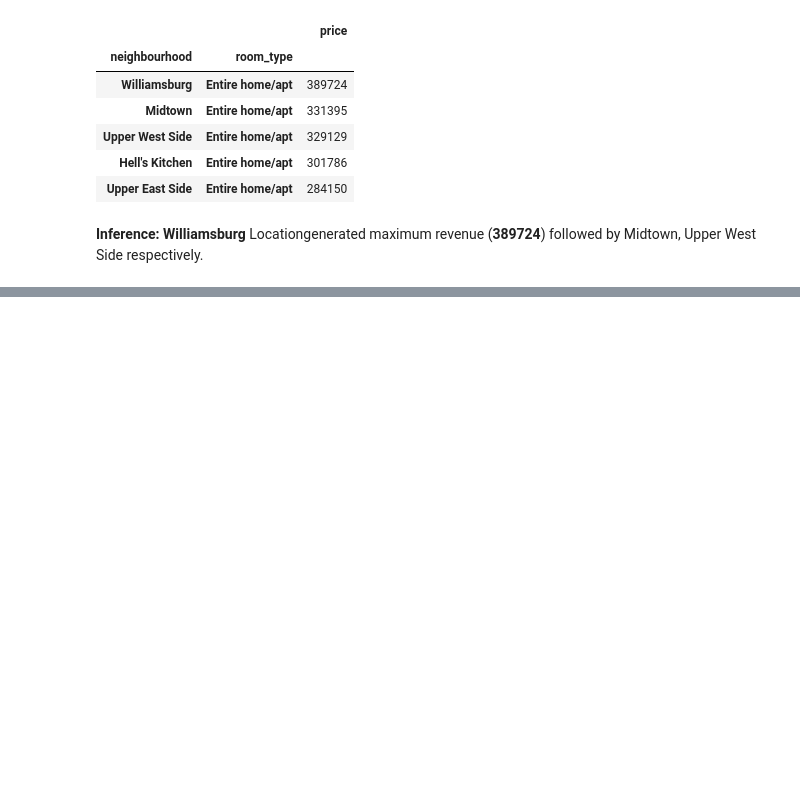
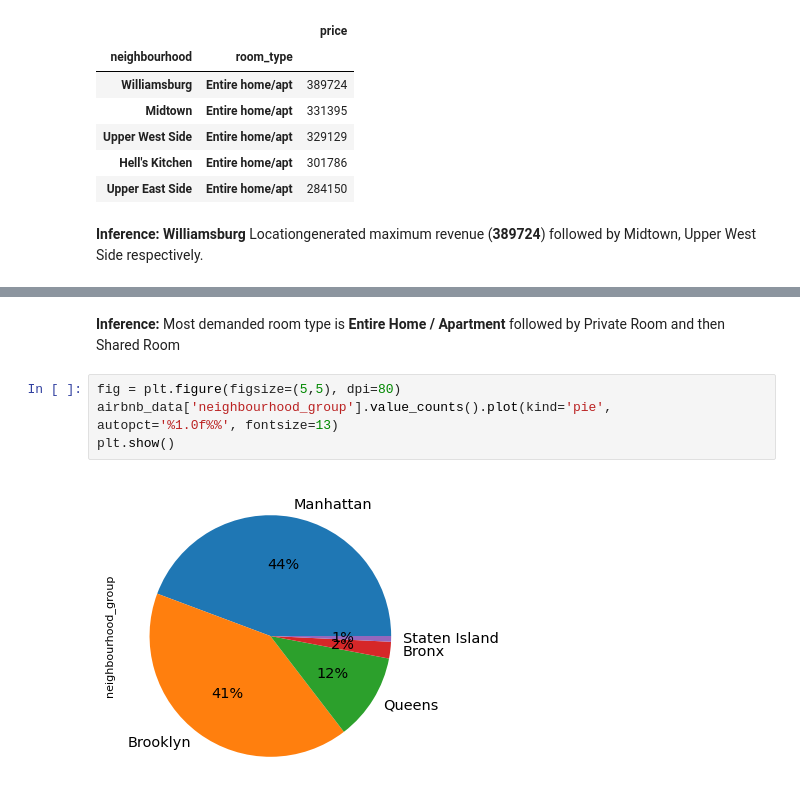
Before and after one commit to v1git12/Capstone-Project-1---AirBnb-Booking-Analysis, a Jupyter notebook: AirBnb_Booking_Analysis.ipynb, the cells around one changed output, grey strips where cells are left out. Drawn from its saved outputs; the diff is of its cells as text; blank space fills up the shorter version.

```diff
--- a/AirBnb_Booking_Analysis.ipynb
+++ b/AirBnb_Booking_Analysis.ipynb
@@ -433,0 +447,8 @@ df.sort_values("price",ascending=False).head()
+# %% [markdown]
+**Inference:** Most demanded room type is **Entire Home / Apartment** followed by Private Room and then Shared Room
+# %%
+fig = plt.figure(figsize=(5,5), dpi=80)
+airbnb_data['neighbourhood_group'].value_counts().plot(kind='pie',  autopct='%1.0f%%', fontsize=13)
+plt.show()
+# %% [output]
+[figure, added]
```
Also changed, not shown: parts of 33 cells of this notebook.
